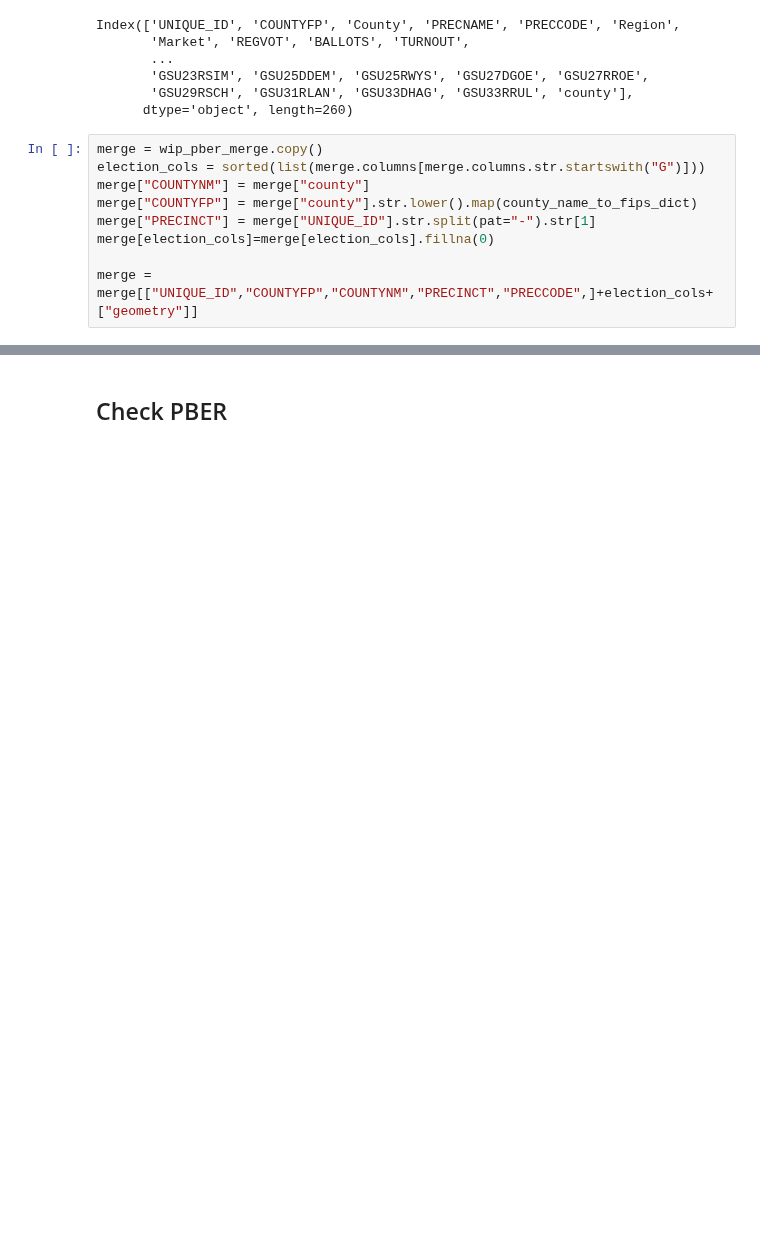
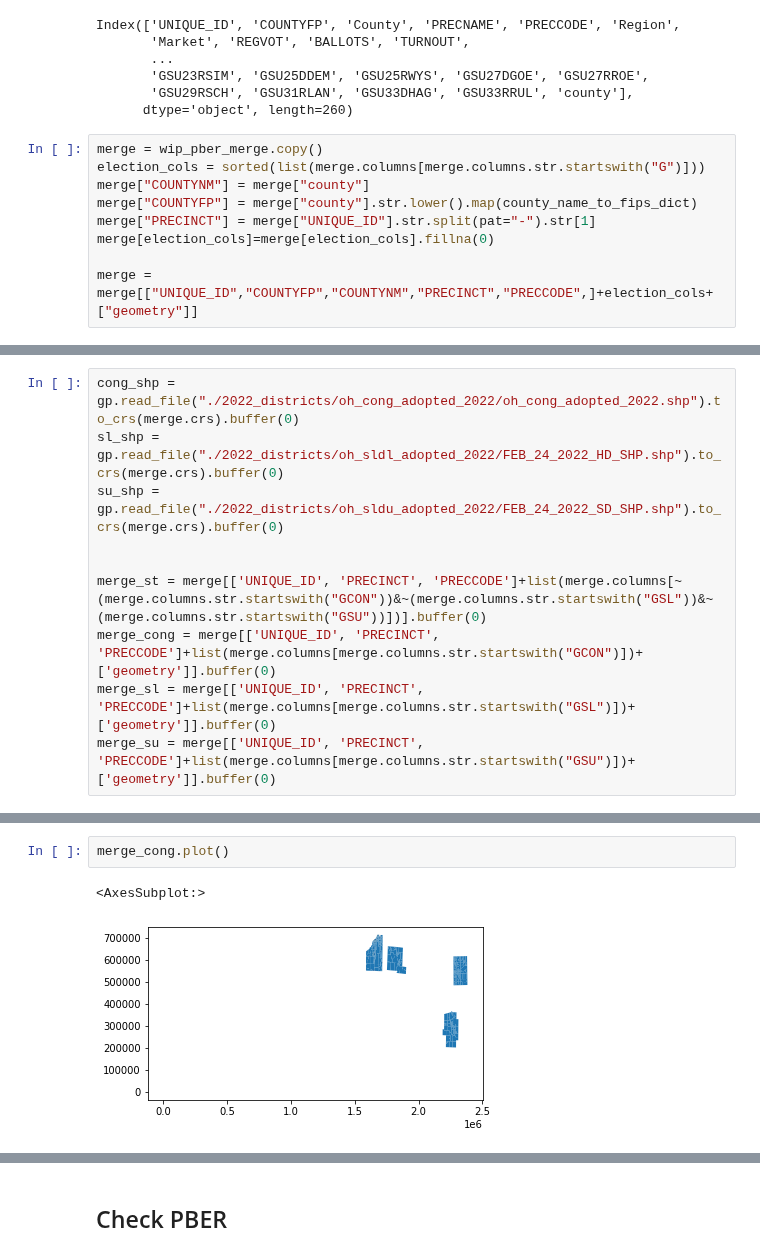
Before and after one commit to nonpartisan-redistricting-datahub/pber_collection, a Jupyter notebook: OH/2022/oh_boundaries_prec_matching.ipynb, the cells around one changed output, grey strips where cells are left out. Drawn from its saved outputs; the diff is of its cells as text; blank space fills up the shorter version.

```diff
--- a/OH/2022/oh_boundaries_prec_matching.ipynb
+++ b/OH/2022/oh_boundaries_prec_matching.ipynb
@@ -987,0 +1012,10 @@ merge
+# %%
+cong_shp = gp.read_file("./2022_districts/oh_cong_adopted_2022/oh_cong_adopted_2022.shp").to_crs(merge.crs).buffer(0)
+sl_shp = gp.read_file("./2022_districts/oh_sldl_adopted_2022/FEB_24_2022_HD_SHP.shp").to_crs(merge.crs).buffer(0)
+su_shp = gp.read_file("./2022_districts/oh_sldu_adopted_2022/FEB_24_2022_SD_SHP.shp").to_crs(merge.crs).buffer(0)
+
+
+merge_st = merge[['UNIQUE_ID', 'PRECINCT', 'PRECCODE']+list(merge.columns[~(merge.columns.str.startswith("GCON"))&~(merge.columns.str.startswith("GSL"))&~(merge.columns.str.startswith("GSU"))])].buffer(0)
+merge_cong = merge[['UNIQUE_ID', 'PRECINCT', 'PRECCODE']+list(merge.columns[merge.columns.str.startswith("GCON")])+['geometry']].buffer(0)
+merge_sl = merge[['UNIQUE_ID', 'PRECINCT', 'PRECCODE']+list(merge.columns[merge.columns.str.startswith("GSL")])+['geometry']].buffer(0)
+merge_su = merge[['UNIQUE_ID', 'PRECINCT', 'PRECCODE']+list(merge.columns[merge.columns.str.startswith("GSU")])+['geometry']].buffer(0)
@@ -987,0 +1027,5 @@ merge
+# %%
+merge_cong.plot()
+# %% [output]
+<AxesSubplot:>
+[figure, added]
```
Also changed, not shown: parts of 27 cells of this notebook.
